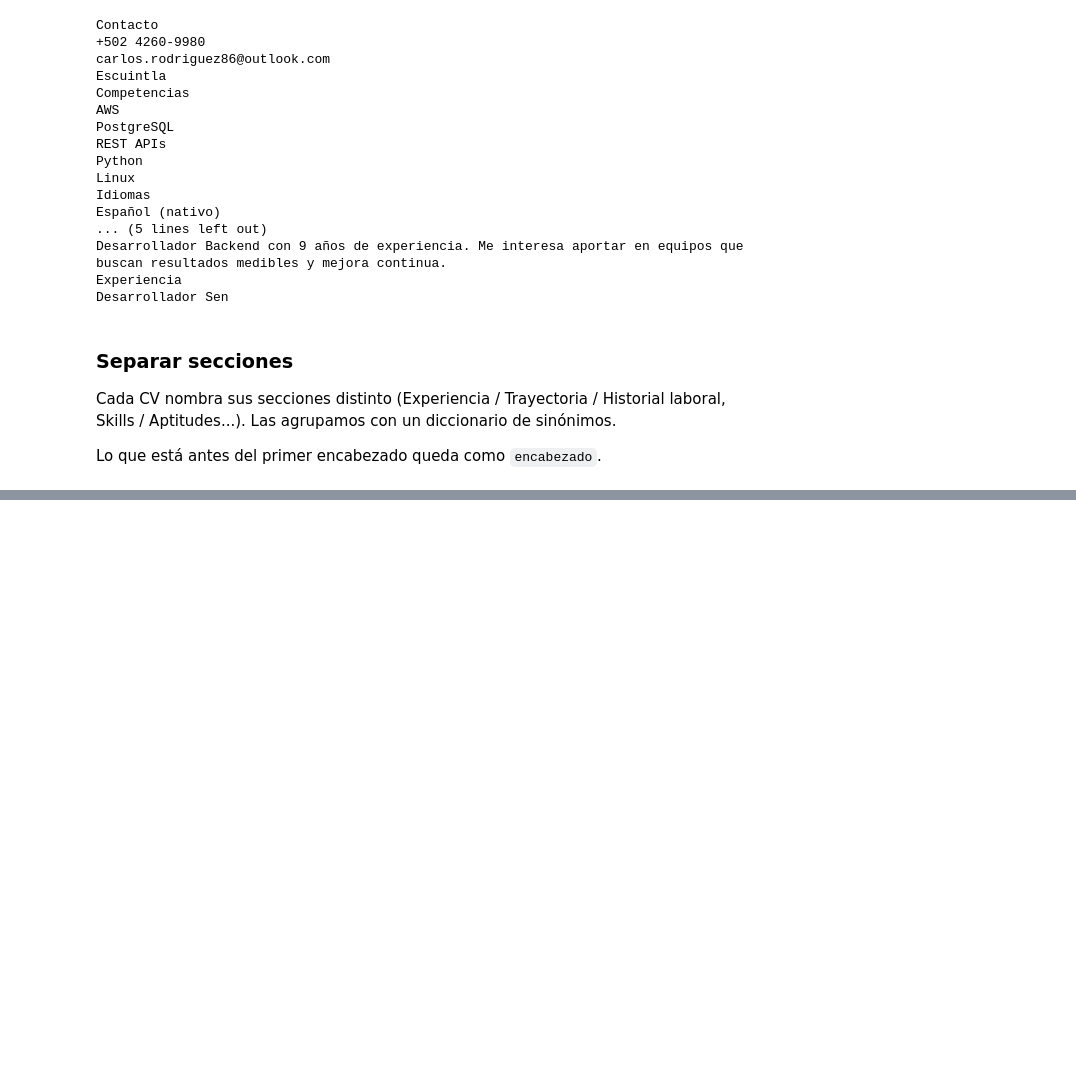
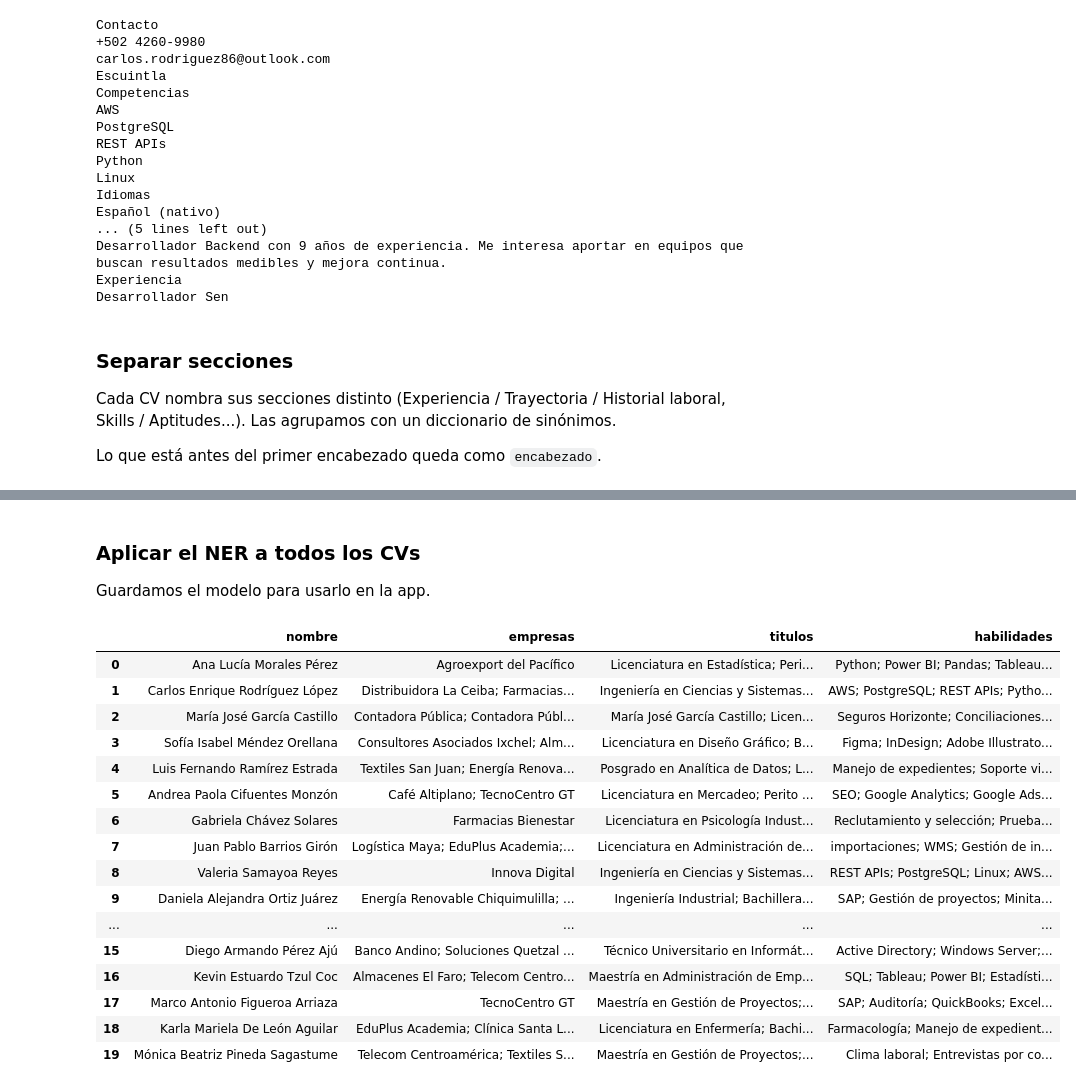
Before and after one commit to Cynthiss/TalentLens, a Jupyter notebook: TalentLens.ipynb, the cells around one changed output, grey strips where cells are left out. Cells and saved outputs as stored; diff of their text form; code cells hidden in the pictures; blank space fills up the shorter version.

```diff
--- a/TalentLens.ipynb
+++ b/TalentLens.ipynb
@@ -226,0 +345,4 @@ pd.DataFrame([{sec: '✓' for sec in s} for s in cvs['secciones']], index=cvs['a
+# %%
+cvs['anios_experiencia'] = cvs['secciones'].map(anios_experiencia)
+
+cvs[['archivo', 'nombre', 'anios_experiencia']]
@@ -226,0 +415,4 @@ pd.DataFrame([{sec: '✓' for sec in s} for s in cvs['secciones']], index=cvs['a
+# %%
+PRUEBA = ['cv_03', 'cv_07', 'cv_09', 'cv_11', 'cv_12', 'cv_17']
+cvs['prueba'] = cvs['archivo'].str.contains('|'.join(PRUEBA))
+cvs['prueba'].value_counts()
@@ -226,0 +476,13 @@ pd.DataFrame([{sec: '✓' for sec in s} for s in cvs['secciones']], index=cvs['a
+# %%
+vistos = {(e.text.lower(), e.label_) for ej in entrenamiento for e in ej.reference.ents}
+conteo = {'visto': [0, 0], 'nuevo': [0, 0]}  # [aciertos, total]
+
+for ej in prueba:
+    predichas = {(e.start_char, e.end_char, e.label_) for e in ner_cv(ej.reference.text).ents}
+    for e in ej.reference.ents:
+        tipo = 'visto' if (e.text.lower(), e.label_) in vistos else 'nuevo'
+        conteo[tipo][0] += (e.start_char, e.end_char, e.label_) in predichas
+        conteo[tipo][1] += 1
+
+for tipo, (aciertos, total) in conteo.items():
+    print(f'{tipo}: {aciertos}/{total} encontradas (recall {aciertos / total:.2f})')
@@ -226,0 +492,5 @@ pd.DataFrame([{sec: '✓' for sec in s} for s in cvs['secciones']], index=cvs['a
+# %%
+from spacy import displacy
+
+doc = ner_cv(cvs.loc[cvs['archivo'].str.contains('cv_12'), 'limpio'].item())
+displacy.render(doc, style='ent', jupyter=True)
@@ -226,0 +513,37 @@ pd.DataFrame([{sec: '✓' for sec in s} for s in cvs['secciones']], index=cvs['a
+# %% [markdown]
+### Aplicar el NER a todos los CVs
+Guardamos el modelo para usarlo en la app.
+# %%
+ner_cv.to_disk('modelo_ner')
+
+def extraer_entidades(texto):
+    doc = ner_cv(texto)
+    campos = {etiqueta: [] for etiqueta in ETIQUETAS.values()}
+    for e in doc.ents:
+        valor = ' '.join(e.text.split())  # une saltos de línea
+        if valor.lower() not in [v.lower() for v in campos[e.label_]]:
+            campos[e.label_].append(valor)
+    return {etiqueta: '; '.join(valores) for etiqueta, valores in campos.items()}
+
+entidades = pd.DataFrame(cvs['limpio'].map(extraer_entidades).tolist())
+cvs[['empresas', 'titulos', 'instituciones', 'habilidades']] = entidades[['EMPRESA', 'TITULO', 'INSTITUCION', 'HABILIDAD']].values
+
+cvs[['nombre', 'empresas', 'titulos', 'habilidades']]
+# %% [output]
+|  | nombre | empresas | titulos | habilidades |
+| 0 | Ana Lucía Morales Pérez | Agroexport del Pacífico | Licenciatura en Estadística; Peri... | Python; Power BI; Pandas; Tableau... |
+| 1 | Carlos Enrique Rodríguez López | Distribuidora La Ceiba; Farmacias... | Ingeniería en Ciencias y Sistemas... | AWS; PostgreSQL; REST APIs; Pytho... |
+| 2 | María José García Castillo | Contadora Pública; Contadora Públ... | María José García Castillo; Licen... | Seguros Horizonte; Conciliaciones... |
+| 3 | Sofía Isabel Méndez Orellana | Consultores Asociados Ixchel; Alm... | Licenciatura en Diseño Gráfico; B... | Figma; InDesign; Adobe Illustrato... |
+| 4 | Luis Fernando Ramírez Estrada | Textiles San Juan; Energía Renova... | Posgrado en Analítica de Datos; L... | Manejo de expedientes; Soporte vi... |
+| 5 | Andrea Paola Cifuentes Monzón | Café Altiplano; TecnoCentro GT | Licenciatura en Mercadeo; Perito ... | SEO; Google Analytics; Google Ads... |
+| 6 | Gabriela Chávez Solares | Farmacias Bienestar | Licenciatura en Psicología Indust... | Reclutamiento y selección; Prueba... |
+| 7 | Juan Pablo Barrios Girón | Logística Maya; EduPlus Academia;... | Licenciatura en Administración de... | importaciones; WMS; Gestión de in... |
+| 8 | Valeria Samayoa Reyes | Innova Digital | Ingeniería en Ciencias y Sistemas... | REST APIs; PostgreSQL; Linux; AWS... |
+| 9 | Daniela Alejandra Ortiz Juárez | Energía Renovable Chiquimulilla; ... | Ingeniería Industrial; Bachillera... | SAP; Gestión de proyectos; Minita... |
+| ... | ... | ... | ... | ... |
+| 15 | Diego Armando Pérez Ajú | Banco Andino; Soluciones Quetzal ... | Técnico Universitario en Informát... | Active Directory; Windows Server;... |
+| 16 | Kevin Estuardo Tzul Coc | Almacenes El Faro; Telecom Centro... | Maestría en Administración de Emp... | SQL; Tableau; Power BI; Estadísti... |
+| 17 | Marco Antonio Figueroa Arriaza | TecnoCentro GT | Maestría en Gestión de Proyectos;... | SAP; Auditoría; QuickBooks; Excel... |
+| 18 | Karla Mariela De León Aguilar | EduPlus Academia; Clínica Santa L... | Licenciatura en Enfermería; Bachi... | Farmacología; Manejo de expedient... |
+| 19 | Mónica Beatriz Pineda Sagastume | Telecom Centroamérica; Textiles S... | Maestría en Gestión de Proyectos;... | Clima laboral; Entrevistas por co... |
```
Also changed, not shown: parts of 17 cells of this notebook, 11 other files.
